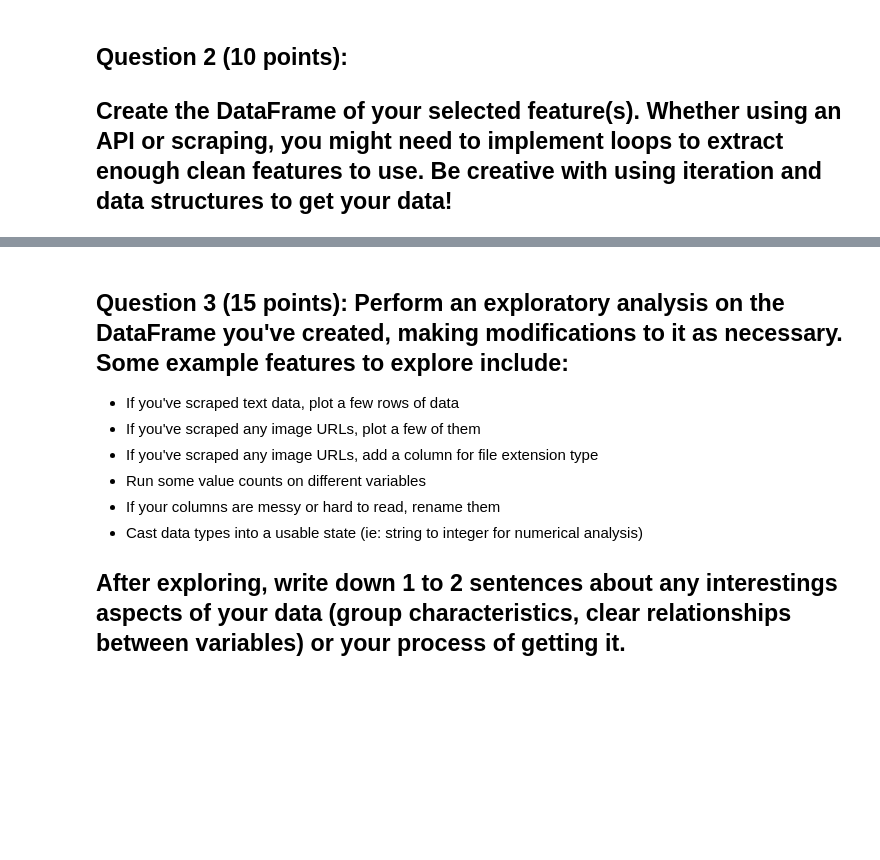
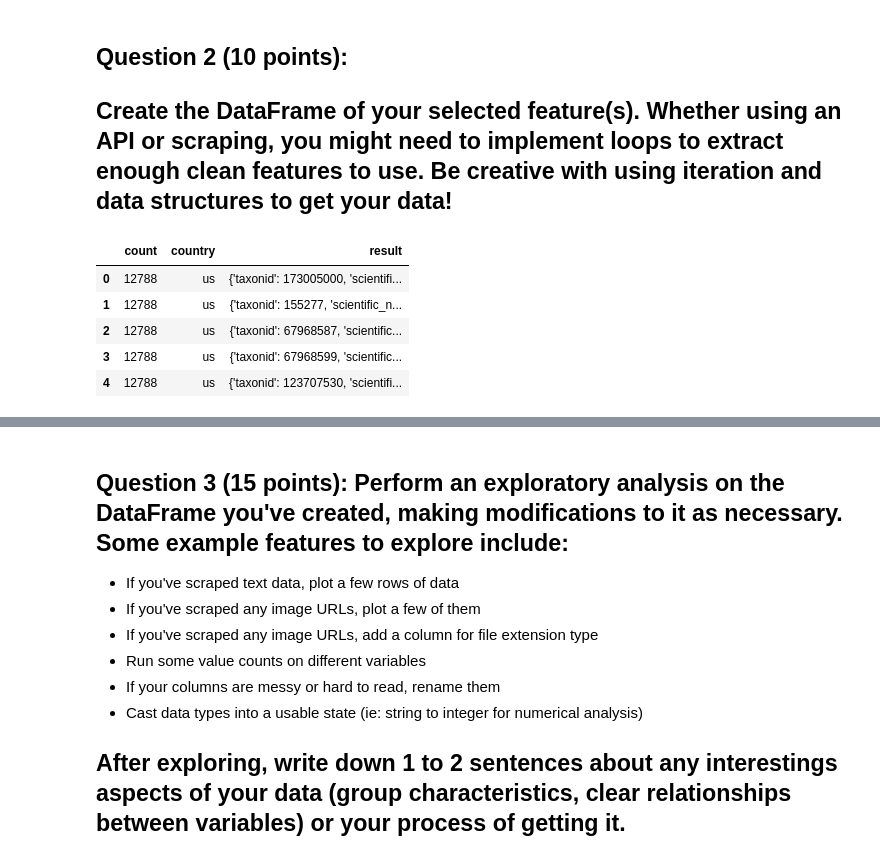
Before and after one commit to tracyhua2/DS3001, a Jupyter notebook: Labs/Lab_1_Pandas_and_Data_Sourcing_v2.ipynb, the cells around one changed output, grey strips where cells are left out. Saved outputs shown, nothing was run; the diff lists cells and outputs as text; code cells hidden in the pictures; blank space fills up the shorter version.

```diff
--- a/Labs/Lab_1_Pandas_and_Data_Sourcing_v2.ipynb
+++ b/Labs/Lab_1_Pandas_and_Data_Sourcing_v2.ipynb
@@ -199,3 +214,14 @@ A more exhaustive API list can be found at: https://github.com/public-apis/publi
 # %% [markdown]
 ## **Question 2 (10 points):**
 ## Create the DataFrame of your selected feature(s). Whether using an API or scraping, you might need to implement loops to extract enough clean features to use. Be creative with using iteration and data structures to get your data!
+# %%
+data = r.json()
+df = pd.DataFrame(data)
+df.head()
+# %% [output]
+|  | count | country | result |
+| 0 | 12788 | us | {'taxonid': 173005000, 'scientifi... |
+| 1 | 12788 | us | {'taxonid': 155277, 'scientific_n... |
+| 2 | 12788 | us | {'taxonid': 67968587, 'scientific... |
+| 3 | 12788 | us | {'taxonid': 67968599, 'scientific... |
+| 4 | 12788 | us | {'taxonid': 123707530, 'scientifi... |
```
Also changed, not shown: parts of 17 cells of this notebook.
